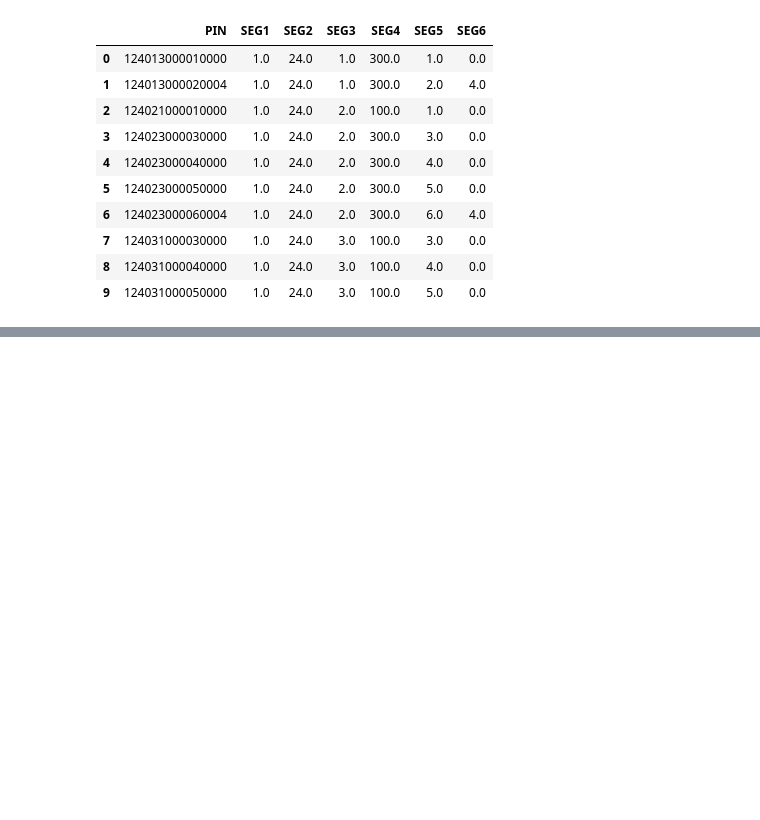
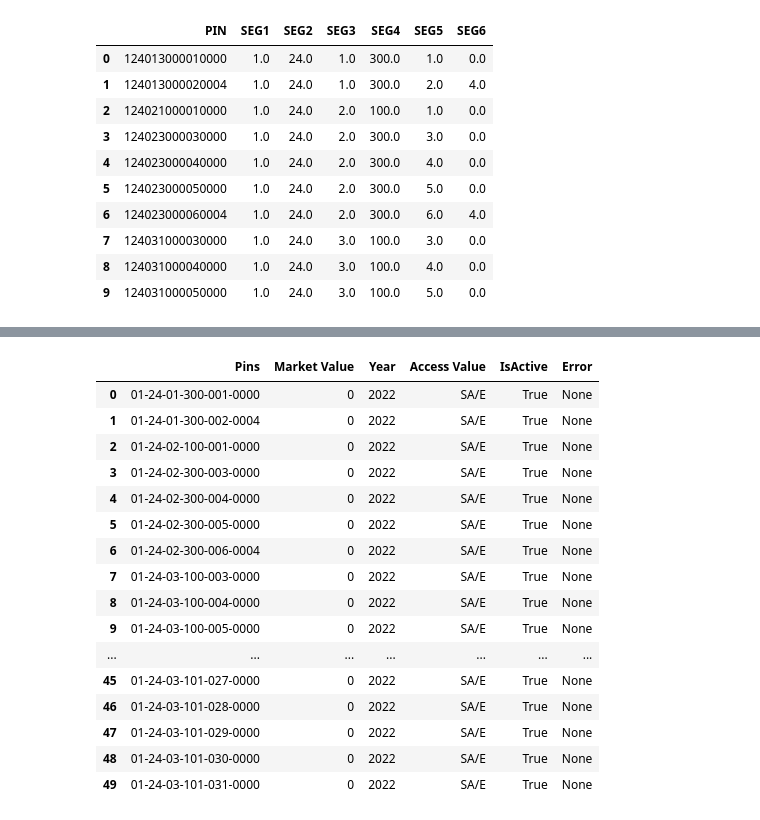
Before and after one commit to kingtroga/RealEstateData, a Jupyter notebook: main.ipynb, the cells around one changed output, grey strips where cells are left out. Cells and saved outputs as stored; diff of their text form; code cells hidden in the pictures; blank space fills up the shorter version.

```diff
--- a/main.ipynb
+++ b/main.ipynb
@@ -38,0 +124,2 @@ def formatPinStr(pin):
+# %%
+table = bs.find('table', {'id':'FormView1_GridView2'})
@@ -38,0 +142,26 @@ def formatPinStr(pin):
+# %%
+import requests
+from bs4 import BeautifulSoup
+
+def getPageContent(pin):
+
+    headers = {
+    'User-Agent':'Mozilla/5.0 (Macintosh; Intel Mac OS X 10_9_5)AppleWebKit 537.36 (KHTML, like Gecko) Chrome',
+    'Accept':'text/html,application/xhtml+xml,application/xml;q=0.9,image/webp,*/*;q=0.8'
+    }
+    url = (
+    'https://willcountysoa.com/propertysearch/detail?Mpin='
+    + pin)
+    response = requests.get(url, headers=headers)
+
+    if response.status_code != 200:
+        return (pin, response.status_code)
+
+    return response.text
+# %%
+def isPageActive(pageContent):
+    flag = bs.find('span', {'id': 'FormView1_status'}).text
+    if len(flag) == 0:
+        return True
+    else:
+        return False
@@ -38,0 +290,30 @@ def formatPinStr(pin):
+# %%
+data = {
+    'Pins': pins,
+    'Market Value': marketValues,
+    'Year': year,
+    'Access Value': accessValue,
+    'IsActive': isActive,
+    'Error': errors
+}
+# %%
+df2 = pd.DataFrame(data)
+df2
+# %% [output]
+|  | Pins | Market Value | Year | Access Value | IsActive | Error |
+| 0 | 01-24-01-300-001-0000 | 0 | 2022 | SA/E | True | None |
+| 1 | 01-24-01-300-002-0004 | 0 | 2022 | SA/E | True | None |
+| 2 | 01-24-02-100-001-0000 | 0 | 2022 | SA/E | True | None |
+| 3 | 01-24-02-300-003-0000 | 0 | 2022 | SA/E | True | None |
+| 4 | 01-24-02-300-004-0000 | 0 | 2022 | SA/E | True | None |
+| 5 | 01-24-02-300-005-0000 | 0 | 2022 | SA/E | True | None |
+| 6 | 01-24-02-300-006-0004 | 0 | 2022 | SA/E | True | None |
+| 7 | 01-24-03-100-003-0000 | 0 | 2022 | SA/E | True | None |
+| 8 | 01-24-03-100-004-0000 | 0 | 2022 | SA/E | True | None |
+| 9 | 01-24-03-100-005-0000 | 0 | 2022 | SA/E | True | None |
+| ... | ... | ... | ... | ... | ... | ... |
+| 45 | 01-24-03-101-027-0000 | 0 | 2022 | SA/E | True | None |
+| 46 | 01-24-03-101-028-0000 | 0 | 2022 | SA/E | True | None |
+| 47 | 01-24-03-101-029-0000 | 0 | 2022 | SA/E | True | None |
+| 48 | 01-24-03-101-030-0000 | 0 | 2022 | SA/E | True | None |
+| 49 | 01-24-03-101-031-0000 | 0 | 2022 | SA/E | True | None |
```
Also changed, not shown: parts of 28 cells of this notebook.
